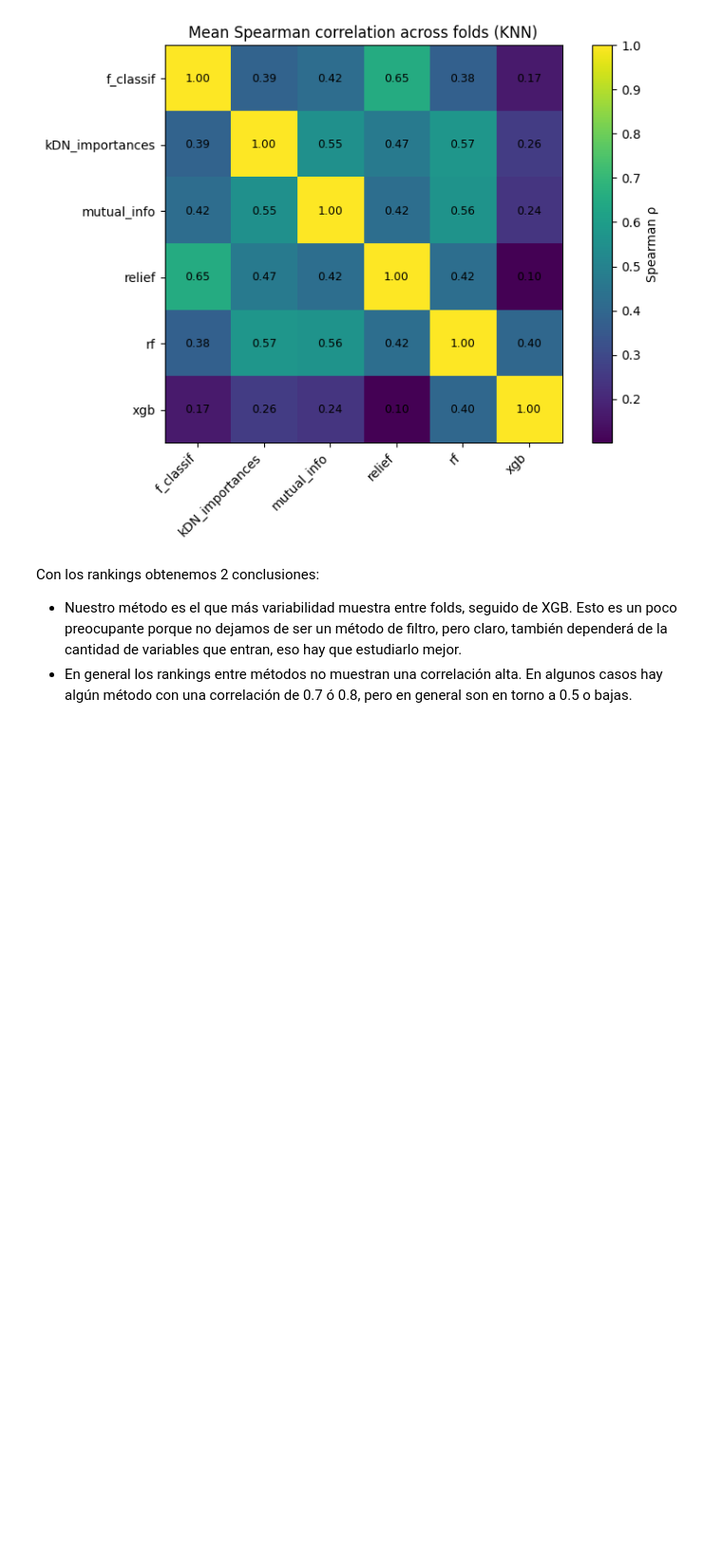
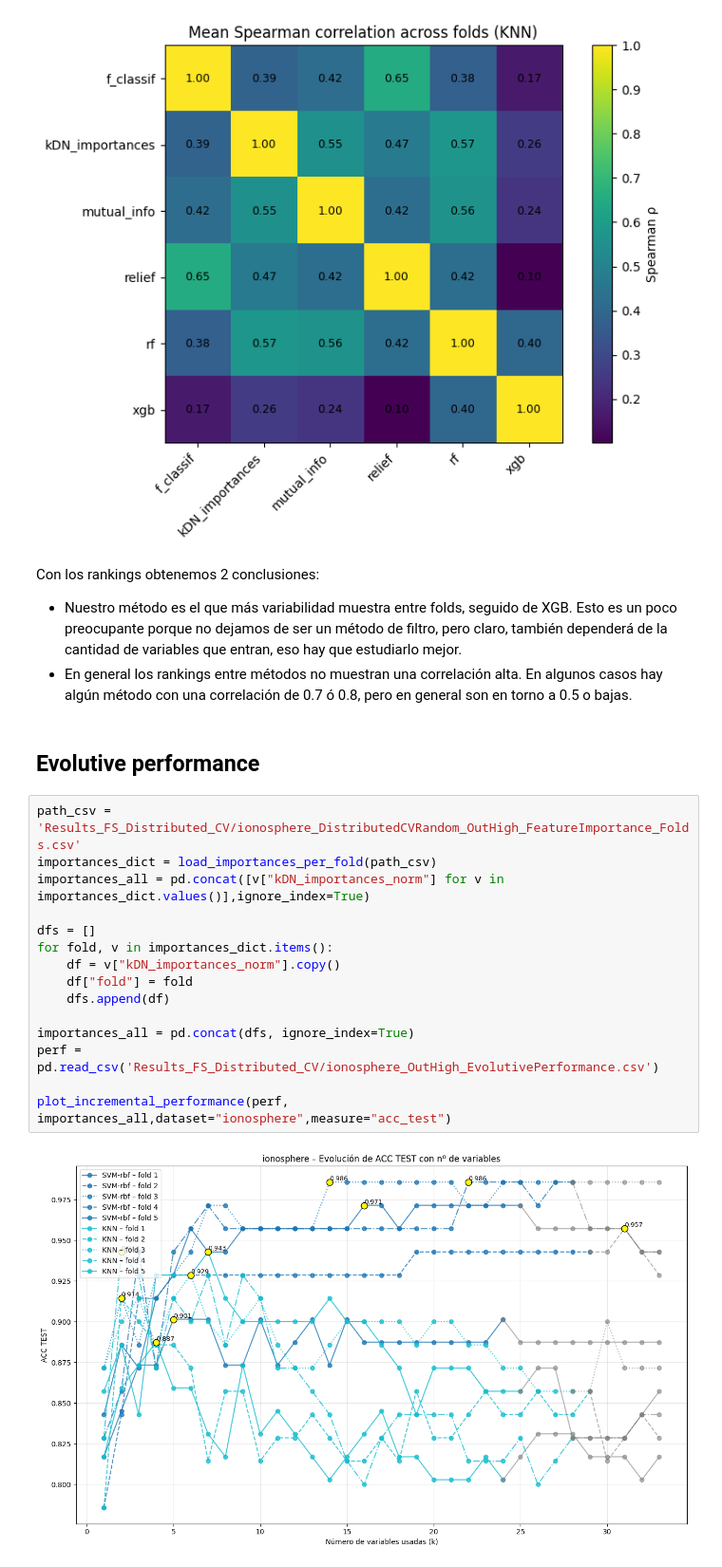
Before and after one commit to carmenlancho/FeatureSelection_Complexity, a Jupyter notebook: Notebooks/Comparison_RealDatasets_Small.ipynb, the cells around one changed output. Shown at 95% size. Cells and saved outputs as stored; diff of their text form; blank space fills up the shorter version.

Commit message:
evolutive performance nosotros

```diff
--- a/Notebooks/Comparison_RealDatasets_Small.ipynb
+++ b/Notebooks/Comparison_RealDatasets_Small.ipynb
@@ -337,3 +342,22 @@ plot_corrplot(corr_mean,title=f"Mean Spearman correlation across folds ({model_n
 Con los rankings obtenemos 2 conclusiones:
 * Nuestro método es el que más variabilidad muestra entre folds, seguido de XGB. Esto es un poco preocupante porque no dejamos de ser un método de filtro, pero claro, también dependerá de la cantidad de variables que entran, eso hay que estudiarlo mejor.
 * En general los rankings entre métodos no muestran una correlación alta. En algunos casos hay algún método con una correlación de 0.7 ó 0.8, pero en general son en torno a 0.5 o bajas.
+# %% [markdown]
+## Evolutive performance
+# %%
+path_csv = 'Results_FS_Distributed_CV/ionosphere_DistributedCVRandom_OutHigh_FeatureImportance_Folds.csv'
+importances_dict = load_importances_per_fold(path_csv)
+importances_all = pd.concat([v["kDN_importances_norm"] for v in importances_dict.values()],ignore_index=True)
+
+dfs = []
+for fold, v in importances_dict.items():
+    df = v["kDN_importances_norm"].copy()
+    df["fold"] = fold
+    dfs.append(df)
+
+importances_all = pd.concat(dfs, ignore_index=True)
+perf = pd.read_csv('Results_FS_Distributed_CV/ionosphere_OutHigh_EvolutivePerformance.csv')
+
+plot_incremental_performance(perf, importances_all,dataset="ionosphere",measure="acc_test")
+# %% [output]
+[figure, added]
```
Also changed, not shown: parts of 5 cells of this notebook.
